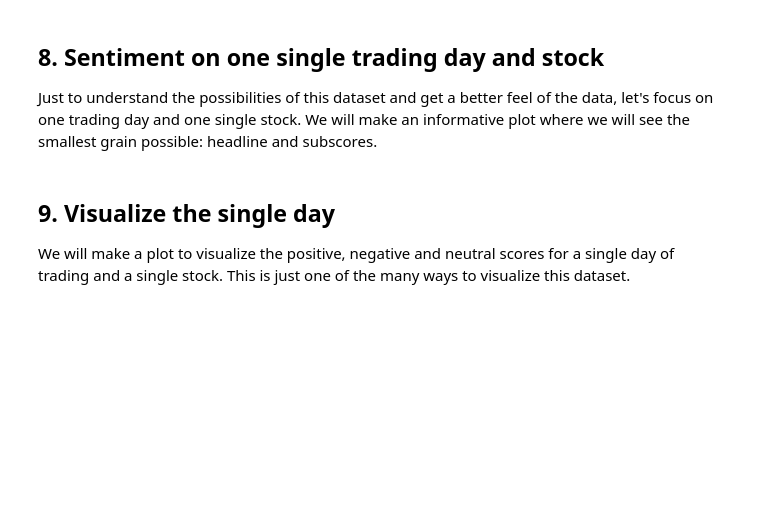
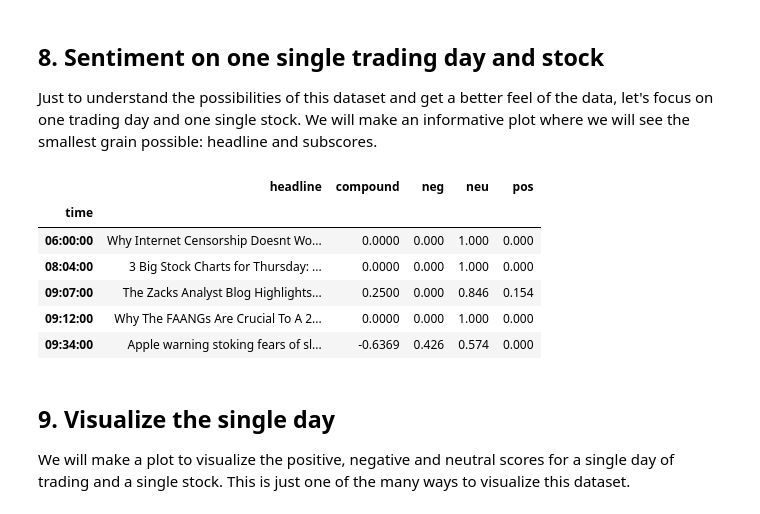
Before and after one commit to anishreddy3/Real_world_DS_applications, a Jupyter notebook: stock_sentiment.ipynb, the cells around one changed output. Drawn from its saved outputs; the diff is of its cells as text; code cells hidden in the pictures; blank space fills up the shorter version.

```diff
--- a/stock_sentiment.ipynb
+++ b/stock_sentiment.ipynb
@@ -203,6 +203,16 @@ single_day['time'] = single_day.time.dt.time
 single_day = single_day.set_index('time')
 # Sort it
 single_day = single_day.sort_index()
+# %%
+single_day.head()
+# %% [output]
+|  | headline | compound | neg | neu | pos |
+| time |  |  |  |  |  |
+| 06:00:00 | Why Internet Censorship Doesnt Wo... | 0.0000 | 0.000 | 1.000 | 0.000 |
+| 08:04:00 | 3 Big Stock Charts for Thursday: ... | 0.0000 | 0.000 | 1.000 | 0.000 |
+| 09:07:00 | The Zacks Analyst Blog Highlights... | 0.2500 | 0.000 | 0.846 | 0.154 |
+| 09:12:00 | Why The FAANGs Are Crucial To A 2... | 0.0000 | 0.000 | 1.000 | 0.000 |
+| 09:34:00 | Apple warning stoking fears of sl... | -0.6369 | 0.426 | 0.574 | 0.000 |
 # %% [markdown]
 ## 9. Visualize the single day
 <p>We will make a plot to visualize the positive, negative and neutral scores for a single day of trading and a single stock. This is just one of the many ways to visualize this dataset.</p>
```
Also changed, not shown: parts of 1 cell of this notebook.
